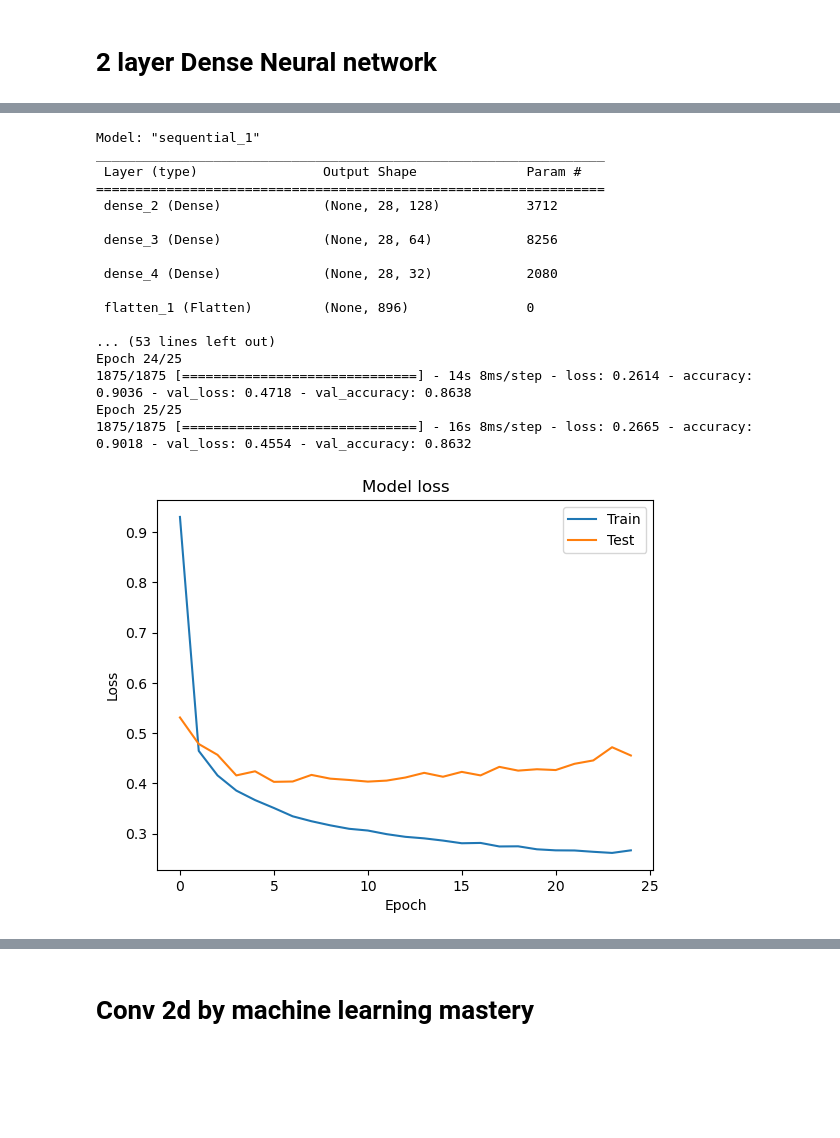
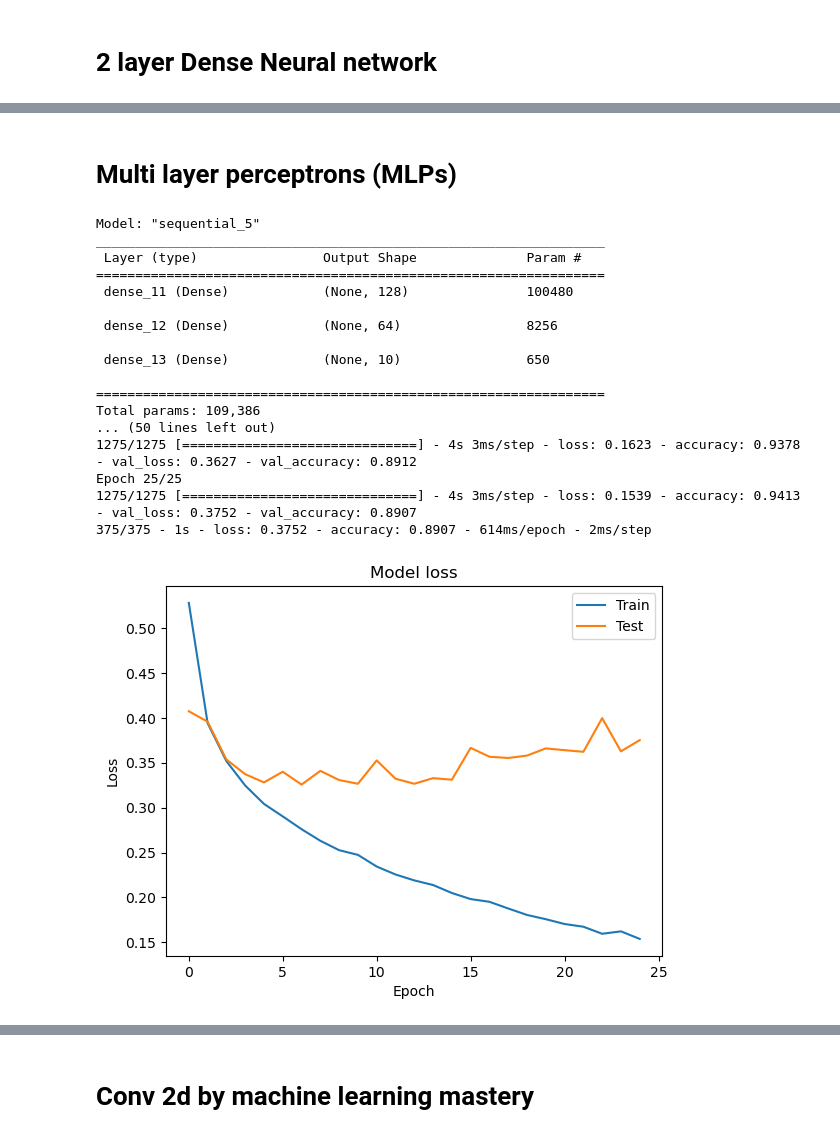
Before and after one commit to JoelPoah/Fashion_MNIST, a Jupyter notebook: fashion.ipynb, the cells around one changed output, grey strips where cells are left out. Saved outputs shown, nothing was run; the diff lists cells and outputs as text; code cells hidden in the pictures; blank space fills up the shorter version.

```diff
--- a/fashion.ipynb
+++ b/fashion.ipynb
@@ -81,7 +209,2 @@ _________________________________________________________________
 # %% [markdown]
 ### loss='sparse_categorical_crossentropy" is used for label encoded data
-# %%
-model.compile(loss="sparse_categorical_crossentropy", optimizer="adam", metrics=["accuracy"])
-model.fit(X_train, y_train, batch_size=32, epochs=5, verbose=2)
-results=model.evaluate(X_test, y_test, batch_size=32, verbose=2)
-print("test loss,", results[0], "test acc:", results[1])
@@ -101,21 +210,0 @@ test loss, 0.5670505166053772 test acc: 0.8240000009536743
-# %%
-# Train your model and save its history
-def plot_loss(loss,val_loss):
-  plt.figure()
-  plt.plot(loss)
-  plt.plot(val_loss)
-  plt.title('Model loss')
-  plt.ylabel('Loss')
-  plt.xlabel('Epoch')
-  plt.legend(['Train', 'Test'], loc='upper right')
-  plt.show()
-
-def plot_accuracy(acc,val_acc):
-    plt.figure()
-    plt.plot(acc)
-    plt.plot(val_acc)
-    plt.title('Model accuracy')
-    plt.ylabel('Accuracy')
-    plt.xlabel('Epoch')
-    plt.legend(['Train', 'Test'], loc='upper right')
-    plt.show()
@@ -156,49 +266,55 @@ plot_accuracy(h_callback.history['accuracy'], h_callback.history['val_accuracy']
+# %% [markdown]
+# Multi layer perceptrons (MLPs)
 # %%
 # Baseline simple neural network
 # model = keras.Sequential(
 #     [
 #         keras.Input(shape=(28, 28)),
 #         layers.Flatten(),
 #         layers.Dense(128, activation="relu"), # 128 neurons
 #         layers.Dense(10,activation='sigmoid')                  # 10 neurons as there are 10 types of fashion clothing
 
 #     ]
 # )
 
+
+#flatten X_train and X_test
+
+
 model = Sequential()
-model.add(Dense(128, input_shape=(28,28), activation='relu'))
+model.add(Dense(128, input_shape=(784,), activation='relu'))
 model.add(Dense(64, activation='relu'))
-model.add(Dense(32, activation='relu'))
-model.add(Flatten())
 model.add(Dense(10, activation='sigmoid'))
+
+model.compile(loss="sparse_categorical_crossentropy", optimizer="adam", metrics=["accuracy"])
 model.summary()
 
-model.compile(loss="sparse_categorical_crossentropy", optimizer="adam", metrics=["accuracy"])
+h_callback = model.fit(X_train, y_train, batch_size=32,epochs = 25,
+               validation_data=(X_test, y_test))
 
-h_callback = model.fit(X_train, y_train, epochs = 25,
-               validation_data=(X_test, y_test))
+results=model.evaluate(X_test, y_test, batch_size=32, verbose=2)
 
 # Plot train vs test loss during training
 plot_loss(h_callback.history['loss'], h_callback.history['val_loss'])
 
 # Plot train vs test accuracy during training
 plot_accuracy(h_callback.history['accuracy'], h_callback.history['val_accuracy'])
 # %% [output]
-Model: "sequential_1"
+Model: "sequential_5"
 _________________________________________________________________
  Layer (type)                Output Shape              Param #
 =================================================================
- dense_2 (Dense)             (None, 28, 128)           3712
+ dense_11 (Dense)            (None, 128)               100480
 
- dense_3 (Dense)             (None, 28, 64)            8256
+ dense_12 (Dense)            (None, 64)                8256
 
- dense_4 (Dense)             (None, 28, 32)            2080
+ dense_13 (Dense)            (None, 10)                650
 
- flatten_1 (Flatten)         (None, 896)               0
-
-... (53 lines left out)
-Epoch 24/25
-1875/1875 [==============================] - 14s 8ms/step - loss: 0.2614 - accuracy: 0.9036 - val_loss: 0.4718 - val_accuracy: 0.8638
+=================================================================
+Total params: 109,386
+... (50 lines left out)
+1275/1275 [==============================] - 4s 3ms/step - loss: 0.1623 - accuracy: 0.9378 - val_loss: 0.3627 - val_accuracy: 0.8912
 Epoch 25/25
-1875/1875 [==============================] - 16s 8ms/step - loss: 0.2665 - accuracy: 0.9018 - val_loss: 0.4554 - val_accuracy: 0.8632
+1275/1275 [==============================] - 4s 3ms/step - loss: 0.1539 - accuracy: 0.9413 - val_loss: 0.3752 - val_accuracy: 0.8907
+375/375 - 1s - loss: 0.3752 - accuracy: 0.8907 - 614ms/epoch - 2ms/step
-[figure, old version]
+[figure, new version]
```
Also changed, not shown: parts of 33 cells of this notebook.
